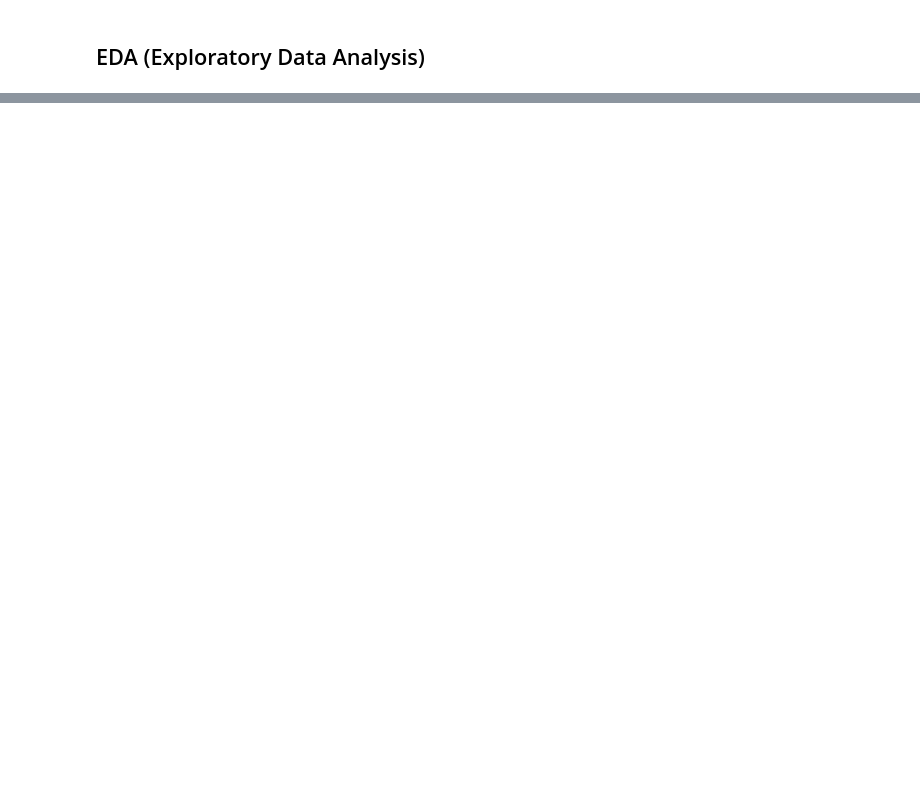
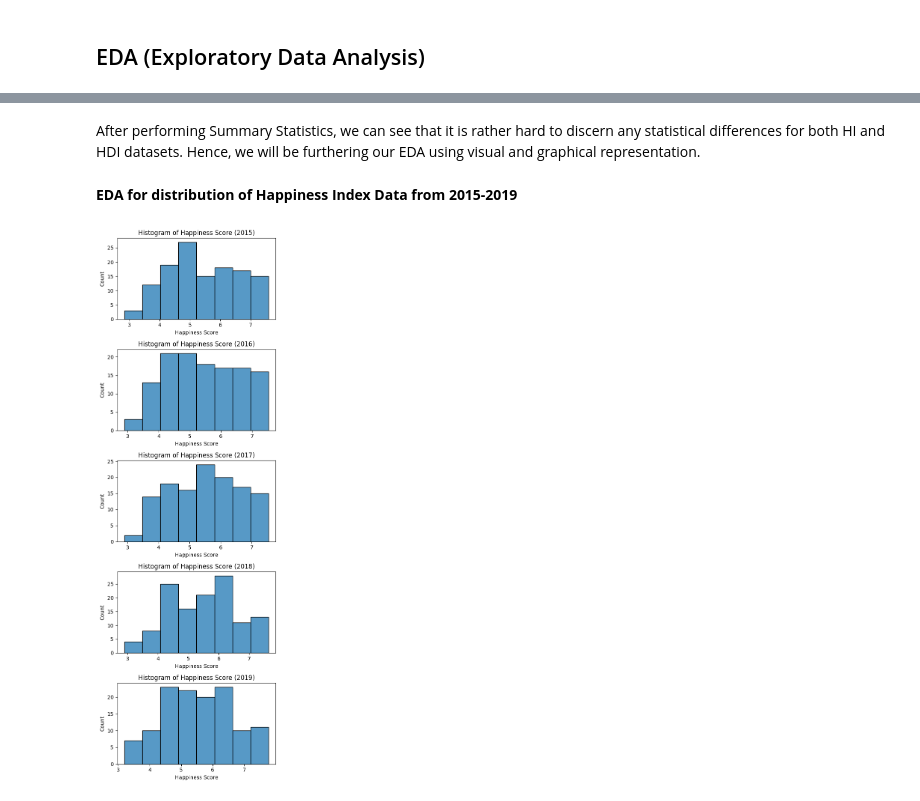
Before and after one commit to xTakoyaki/SC1015-Mini-Project, a Jupyter notebook: SC1015_MiniProject.ipynb, the cells around one changed output, grey strips where cells are left out. Cells and saved outputs as stored; diff of their text form; code cells hidden in the pictures; blank space fills up the shorter version.

```diff
--- a/SC1015_MiniProject.ipynb
+++ b/SC1015_MiniProject.ipynb
@@ -307,0 +407,30 @@ __The datasets for Happiness Index, GDP and HDI have been cleaned and are now re
+# %% [markdown]
+After performing Summary Statistics, we can see that it is rather hard to discern any statistical differences for both HI and HDI datasets. Hence, we will be furthering our EDA using visual and graphical representation.
+# %% [markdown]
+__EDA for distribution of Happiness Index Data from 2015-2019__
+# %%
+# Create a list of years to loop through
+years = ['2015', '2016', '2017', '2018', '2019']
+
+# Create a figure with 5 rows and 1 column
+fig, axes = plt.subplots(5, 1, figsize=(5, 15))
+
+# Loop through each year and create a plot for each one
+for i, year in enumerate(years):
+    # Reference the data for the current year
+    HI_year = globals()[f"HI_{year}"]
+
+    # Plot the histogram
+    sb.histplot(data=HI_year['Happiness Score'], ax=axes[i])
+
+
+    # Set titles for each plot
+    axes[i].set_title(f"Histogram of Happiness Score ({year})")
+
+    # Adjust spacing between subplots
+    plt.tight_layout()
+
+# Display the plot
+plt.show()
+# %% [output]
+[figure, added]
```
Also changed, not shown: parts of 133 cells of this notebook.
